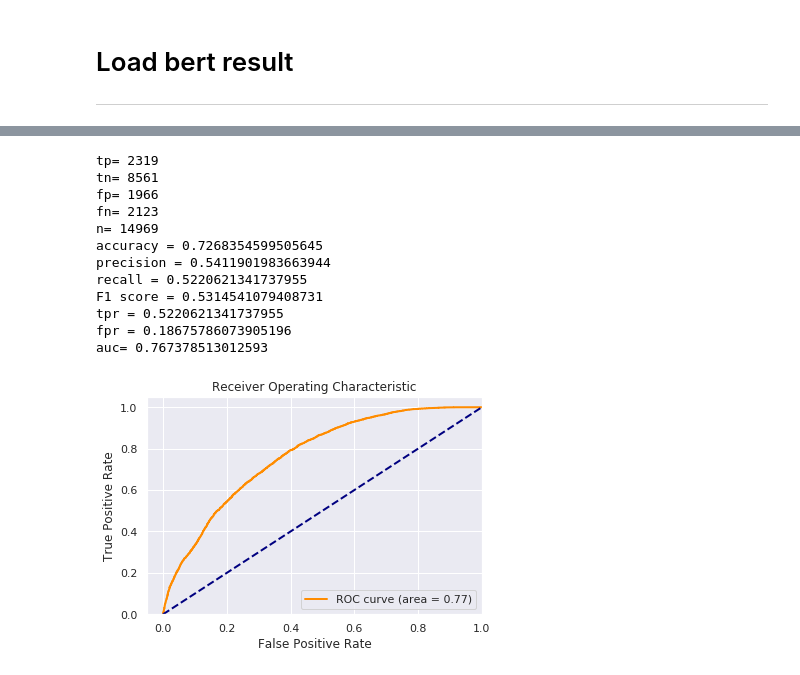
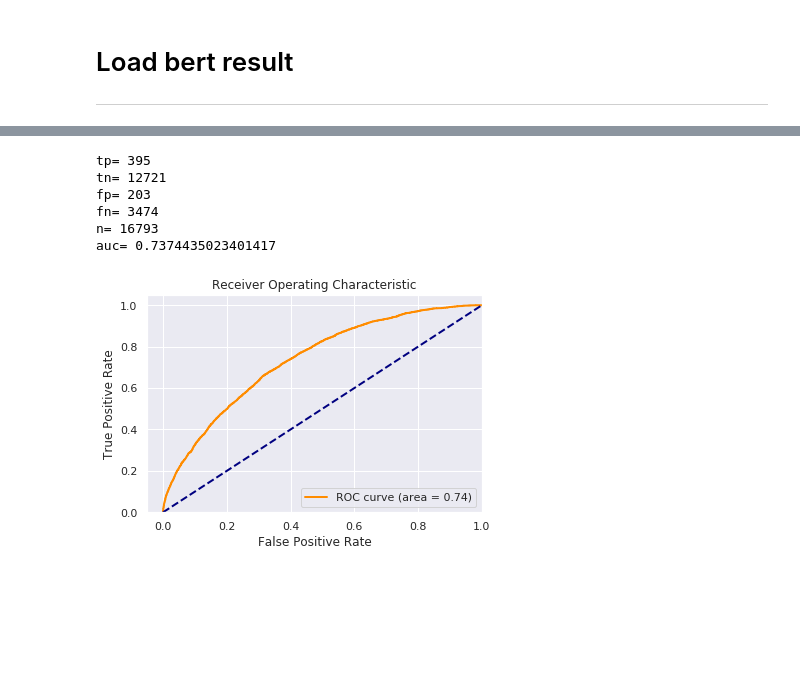
Before and after one commit to wangruichens/bert_multi_gpu, a Jupyter notebook: bert1.ipynb, the cells around one changed output, grey strips where cells are left out. Cells and saved outputs as stored; diff of their text form; code cells hidden in the pictures; blank space fills up the shorter version.

```diff
--- a/bert1.ipynb
+++ b/bert1.ipynb
@@ -53,5 +30,14 @@ df2.head(100)
 # %%
 df = df[df.title.apply(lambda x: len(str(x))>5)]
 df.sort_values(by=['ctr'],ascending=False,inplace=True)
-df.query('show > 1000').head(20)
+
+res= df[['title','ctr']].reset_index(drop=True)
+from sklearn.preprocessing import MinMaxScaler
+x = res['ctr'].values.astype(float).reshape(-1,1)
+min_max_scaler = MinMaxScaler(feature_range=(0.0, 10.0))
+x_scaled = min_max_scaler.fit_transform(x)
+print(x_scaled)
+res["ctr"]= x_scaled
+
+res.head()
 # %% [output]
@@ -192,5 +129,5 @@ print(df_raw.shape)
 # %%
-df_res=pd.read_csv('./output_cnn/test_results.csv',header=None)
+df_res=pd.read_csv('./output_lr/test_results.csv',header=None)
 df_res.columns = ['prob1','prob2']
 t=df_res.values.tolist()
 
@@ -211,5 +148,7 @@ tn = df_tn.shape[0]
 fp = df_fp.shape[0]
 fn = df_fn.shape[0]
 n =df_raw.shape[0]
-df_raw.head(10)
+df_raw.sort_values(by=['confident'],ascending=False,inplace=True)
+pd.options.display.max_rows = 4000
+df_raw.reset_index().head(1000)
 # %% [output]
@@ -227,54 +156,48 @@ df_raw.head(10)
 # %%
 print('tp=',tp)
 print('tn=',tn)
 print('fp=',fp)
 print('fn=',fn)
 print('n=',n)
-accuracy = (tp+tn)/n
-precision = tp / (tp+fp)
-recall = tp / (tp+fn)
-F1 = (2*precision*recall) / (precision+recall)
-tpr = tp / (tp+fn)
-fpr = fp / (fp+tn)
+# accuracy = (tp+tn)/n
+# precision = tp / (tp+fp)
+# recall = tp / (tp+fn)
+# F1 = (2*precision*recall) / (precision+recall)
+# tpr = tp / (tp+fn)
+# fpr = fp / (fp+tn)
 
-print('accuracy =',accuracy)
-print('precision =',precision)
-print('recall =',recall)
-print('F1 score =',F1)
-print('tpr =',tpr)
-print('fpr =',fpr)
+# print('accuracy =',accuracy)
+# print('precision =',precision)
+# print('recall =',recall)
+# print('F1 score =',F1)
+# print('tpr =',tpr)
+# print('fpr =',fpr)
 from sklearn import metrics
 y=df_raw.label.values
 pred= df_raw.confident.values
 fpr, tpr, thresholds = metrics.roc_curve(y_true=y, y_score=pred, pos_label=1)
 roc_auc = metrics.auc(fpr, tpr)
 print('auc=', roc_auc)
 
 plt.figure()
 linewidth = 2
 plt.plot(fpr, tpr, color='darkorange',lw=linewidth, label='ROC curve (area = %0.2f)' % roc_auc)
 plt.plot([0, 1], [0, 1], color='navy', lw=linewidth, linestyle='--')
 plt.xlim([-0.05, 1.0])
 plt.ylim([0.0, 1.05])
 plt.xlabel('False Positive Rate')
 plt.ylabel('True Positive Rate')
 plt.title('Receiver Operating Characteristic')
 plt.legend(loc="lower right")
 plt.show()
 # %% [output]
-tp= 2319
-tn= 8561
-fp= 1966
-fn= 2123
-n= 14969
-accuracy = 0.7268354599505645
-precision = 0.5411901983663944
-recall = 0.5220621341737955
-F1 score = 0.5314541079408731
-tpr = 0.5220621341737955
-fpr = 0.18675786073905196
-auc= 0.767378513012593
+tp= 395
+tn= 12721
+fp= 203
+fn= 3474
+n= 16793
+auc= 0.7374435023401417
-[figure, old version]
+[figure, new version]
 # %%
 # red dashes, blue squares and green triangles
 thresholds= np.array(thresholds.tolist()[1:])
```
Also changed, not shown: parts of 22 cells of this notebook, 2 other files.
